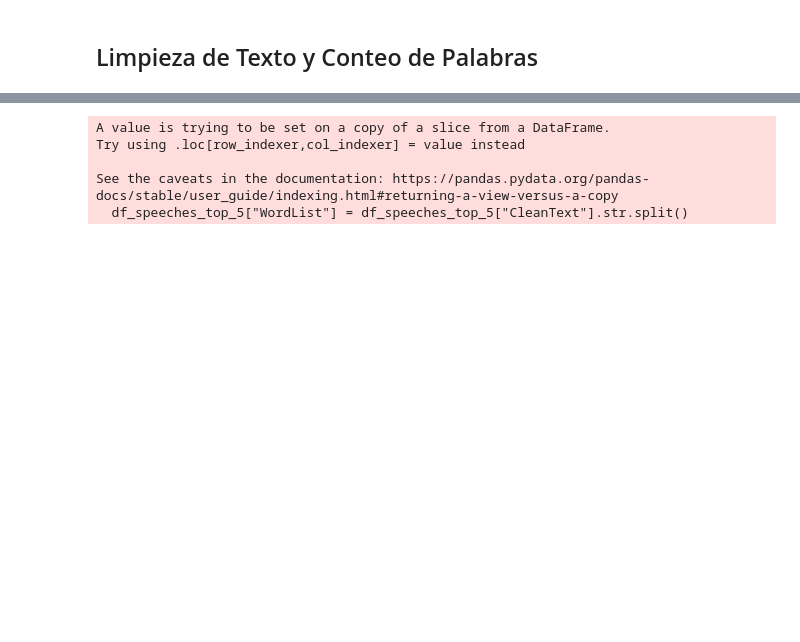
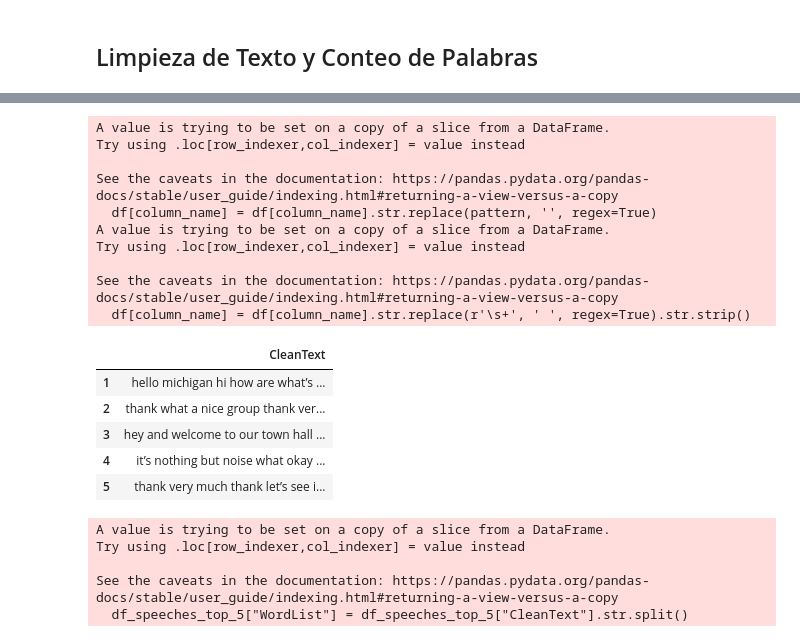
Before and after one commit to Jonathanrr98/intro-cd-tarea1, a Jupyter notebook: us2020_propuesta_estudiantes.ipynb, the cells around one changed output, grey strips where cells are left out. Drawn from its saved outputs; the diff is of its cells as text; code cells hidden in the pictures; blank space fills up the shorter version.

Commit message:
Agregue la funcion de eliminar palabras, por si nos surge eliminar palabras particulares

```diff
--- a/us2020_propuesta_estudiantes.ipynb
+++ b/us2020_propuesta_estudiantes.ipynb
@@ -694,3 +694,40 @@ See the caveats in the documentation: https://pandas.pydata.org/pandas-docs/stab
+# %%
+# Función para eliminar palabras específicas de una columna de texto
+def remove_words(df, column_name, words_to_remove):
+    # Creamos un patrón de regex para cada palabra
+    for word in words_to_remove:
+        # Agregamos espacios antes y después para evitar eliminar partes de palabras
+        pattern = rf'\b{word}\b'
+        df[column_name] = df[column_name].str.replace(pattern, '', regex=True)
+
+    # Limpiar los espacios nuevamente
+    df[column_name] = df[column_name].str.replace(r'\s+', ' ', regex=True).str.strip()
+
+    return df
+
+Palabras_Eliminar = ["you", "the", "to", "a", "in", "i", "we", "and", "that", "of", "is", "the"]
+# Eliminar la palabra "you"
+df_speeches_top_5 = remove_words(df_speeches_top_5, "CleanText", Palabras_Eliminar)
+
+# Verificamos que se eliminó correctamente
+df_speeches_top_5[["CleanText"]].head()
+# %% [output]
+A value is trying to be set on a copy of a slice from a DataFrame.
+Try using .loc[row_indexer,col_indexer] = value instead
+
+See the caveats in the documentation: https://pandas.pydata.org/pandas-docs/stable/user_guide/indexing.html#returning-a-view-versus-a-copy
+  df[column_name] = df[column_name].str.replace(pattern, '', regex=True)
+A value is trying to be set on a copy of a slice from a DataFrame.
+Try using .loc[row_indexer,col_indexer] = value instead
+
+See the caveats in the documentation: https://pandas.pydata.org/pandas-docs/stable/user_guide/indexing.html#returning-a-view-versus-a-copy
+  df[column_name] = df[column_name].str.replace(r'\s+', ' ', regex=True).str.strip()
+|  | CleanText |
+| 1 | hello michigan hi how are what’s ... |
+| 2 | thank what a nice group thank ver... |
+| 3 | hey and welcome to our town hall ... |
+| 4 | it’s nothing but noise what okay ... |
+| 5 | thank very much thank let’s see i... |
 # %%
 # Convierte párrafos en listas "palabra1 palabra2 palabra3" -> ["palabra1", "palabra2", "palabra3"]
 df_speeches_top_5["WordList"] = df_speeches_top_5["CleanText"].str.split()
```
Also changed, not shown: parts of 3 cells of this notebook.
